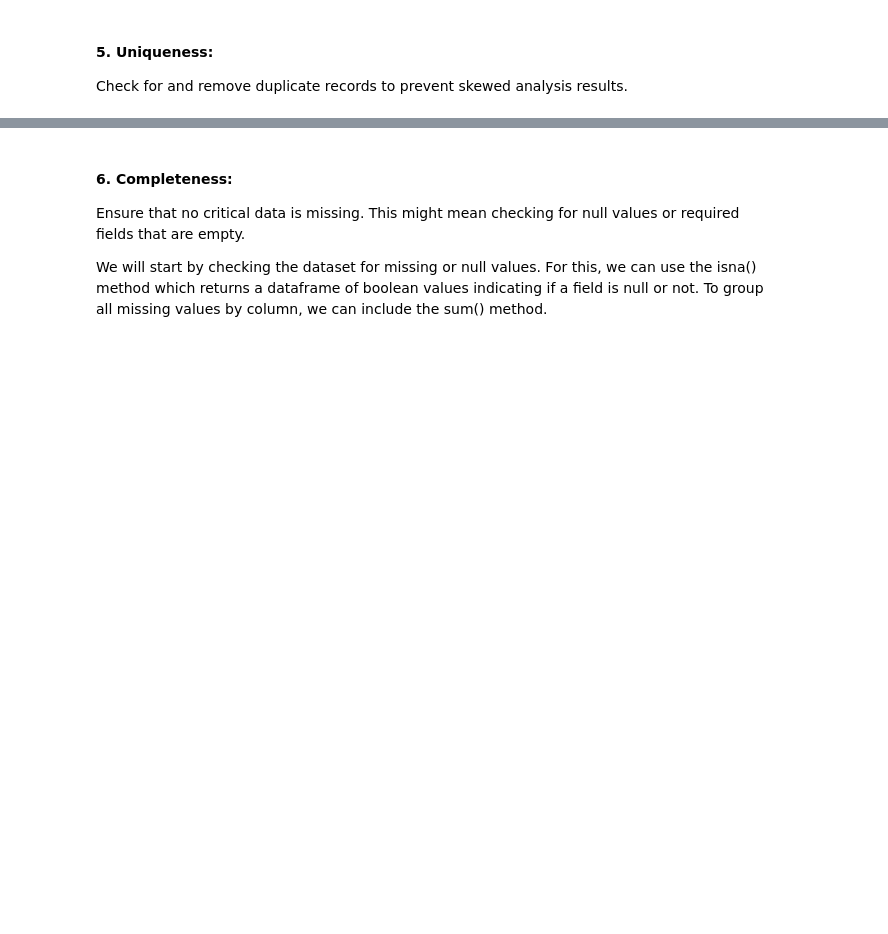
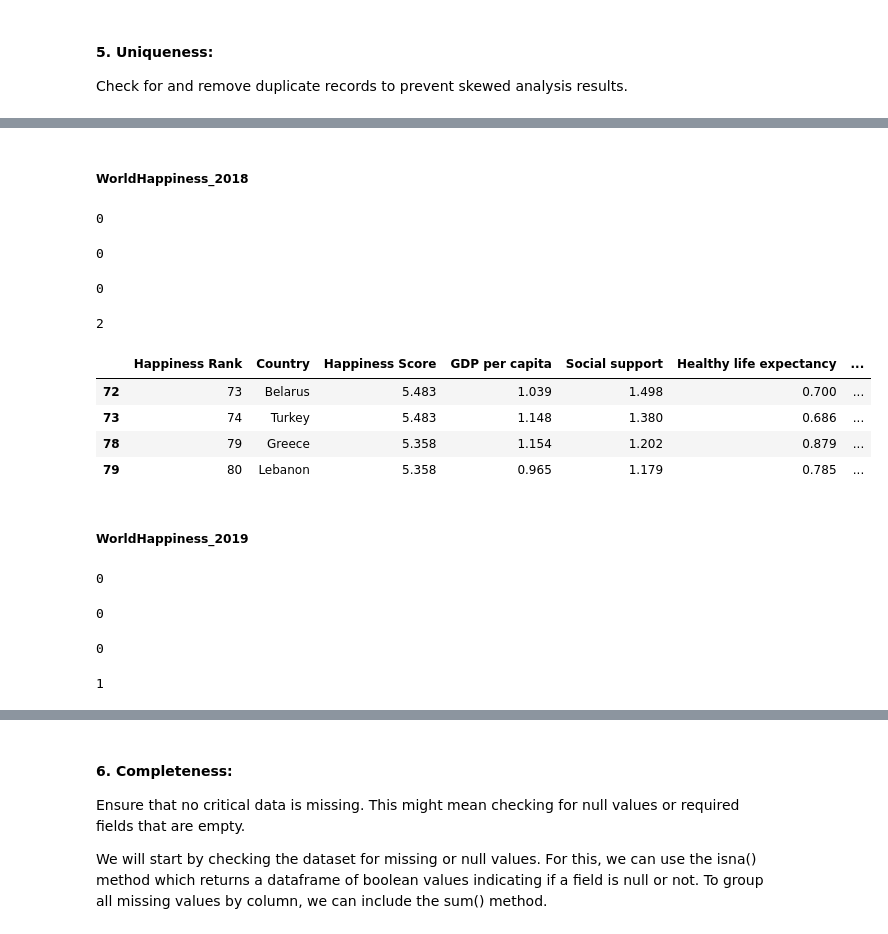
Before and after one commit to Tuwaiq-DS-ML-bootcamp-V-9/Usecase-2, a Jupyter notebook: EDA explain template.ipynb, the cells around one changed output, grey strips where cells are left out. Saved outputs shown, nothing was run; the diff lists cells and outputs as text; code cells hidden in the pictures; blank space fills up the shorter version.

```diff
--- a/EDA explain template.ipynb
+++ b/EDA explain template.ipynb
@@ -517,0 +612,52 @@ Check for and remove duplicate records to prevent skewed analysis results.
+# %% [markdown]
+##### WorldHappiness_2018
+# %%
+# Check if there is any duplicated rows
+WorldHappiness_2018.duplicated().sum()
+# %% [output]
+0
+# %%
+# Check if there is any duplicated Rank
+WorldHappiness_2018['Happiness Rank'].duplicated().sum()
+# %% [output]
+0
+# %%
+# Check if there is any duplicated Country
+WorldHappiness_2018['Country'].duplicated().sum()
+# %% [output]
+0
+# %%
+# In this case ther is a duplicated Score but with different Rank
+WorldHappiness_2018['Happiness Score'].duplicated().sum()
+# %% [output]
+2
+# %%
+WorldHappiness_2018[WorldHappiness_2018['Happiness Score'].duplicated(keep=False)]
+# %% [output]
+|  | Happiness Rank | Country | Happiness Score | GDP per capita | Social support | Healthy life expectancy | ... |
+| 72 | 73 | Belarus | 5.483 | 1.039 | 1.498 | 0.700 | ... |
+| 73 | 74 | Turkey | 5.483 | 1.148 | 1.380 | 0.686 | ... |
+| 78 | 79 | Greece | 5.358 | 1.154 | 1.202 | 0.879 | ... |
+| 79 | 80 | Lebanon | 5.358 | 0.965 | 1.179 | 0.785 | ... |
+# %% [markdown]
+##### WorldHappiness_2019
+# %%
+# Check if there is any duplicated rows
+WorldHappiness_2019.duplicated().sum()
+# %% [output]
+0
+# %%
+# Check if there is any duplicated Rank
+WorldHappiness_2019['Happiness Rank'].duplicated().sum()
+# %% [output]
+0
+# %%
+# Check if there is any duplicated Country
+WorldHappiness_2019['Country'].duplicated().sum()
+# %% [output]
+0
+# %%
+# In this case ther is a duplicated Score but with different Rank
+WorldHappiness_2019['Happiness Score'].duplicated().sum()
+# %% [output]
+1
```
Also changed, not shown: parts of 26 cells of this notebook.
